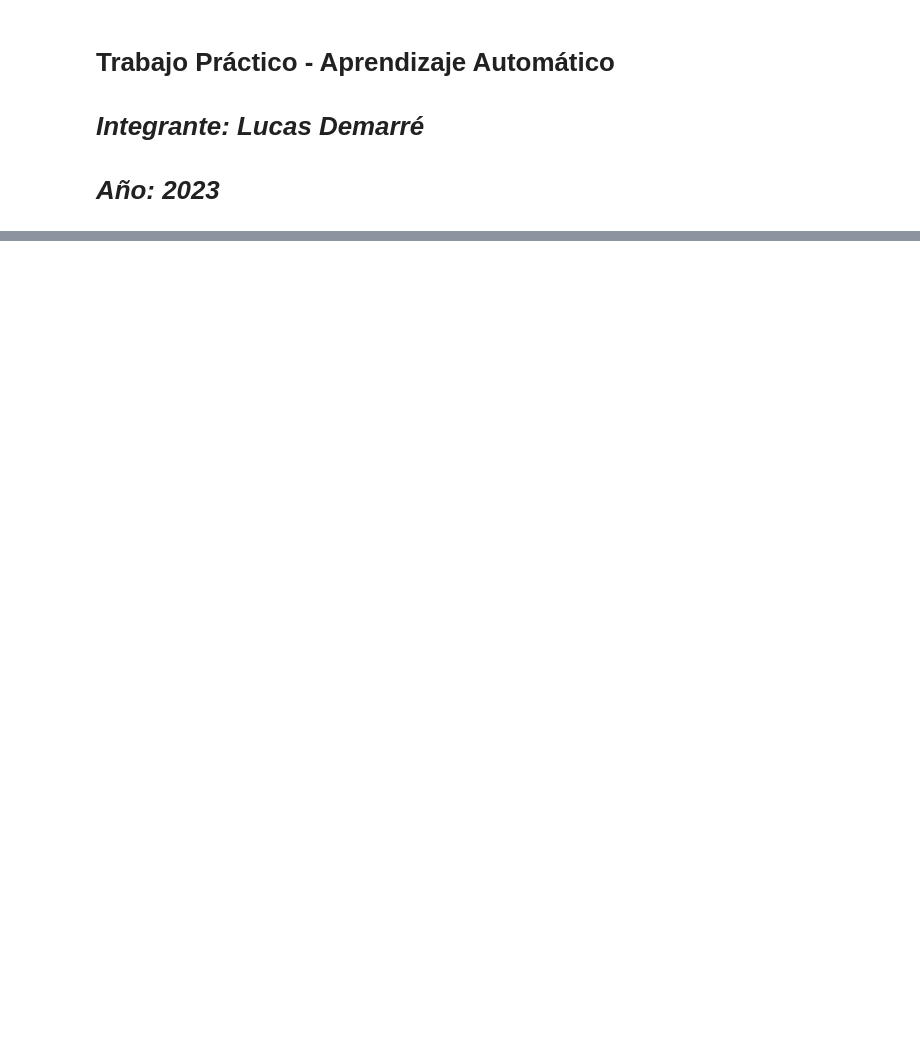
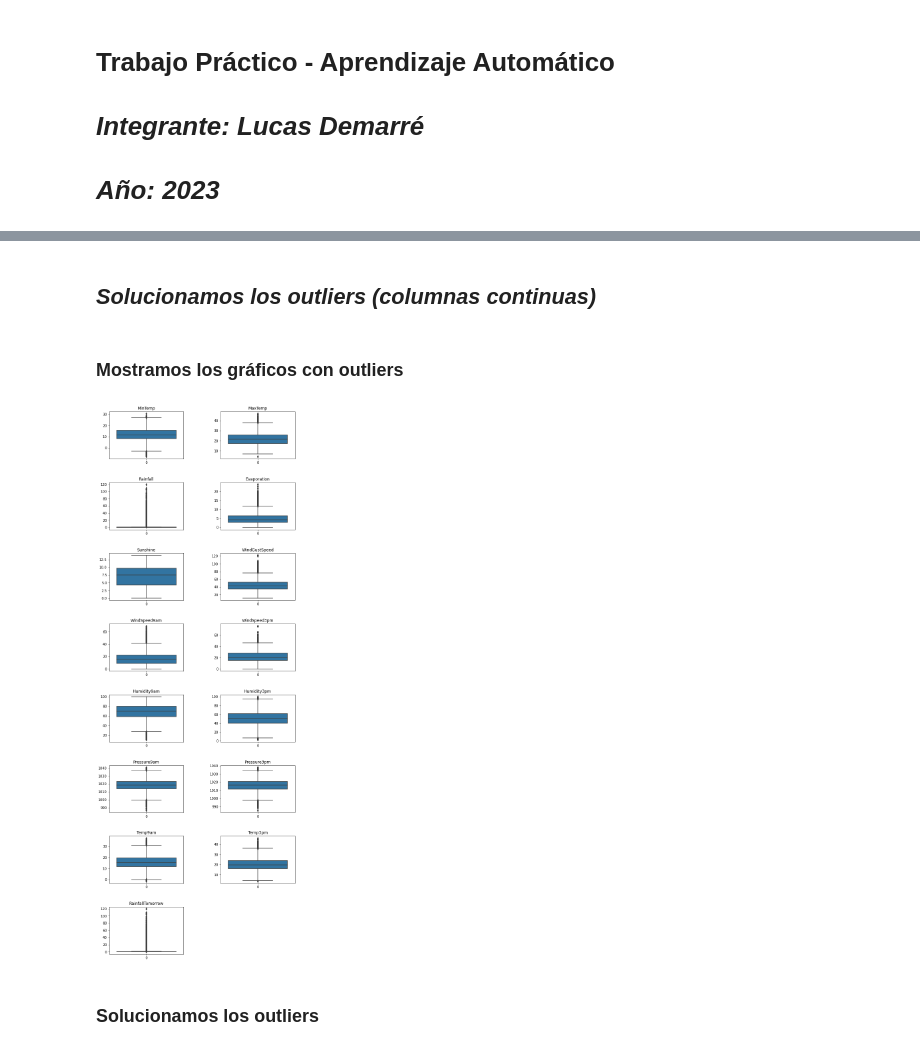
Before and after one commit to LDemarre/TP_Aprendizaje_Automatico, a Jupyter notebook: Trabajo_Práctico_Aprendizaje_Automático.ipynb, the cells around one changed output, grey strips where cells are left out. Saved outputs shown, nothing was run; the diff lists cells and outputs as text; code cells hidden in the pictures; blank space fills up the shorter version.

Commit message:
Entrega hasta ítem 5 y 6

```diff
--- a/Trabajo_Práctico_Aprendizaje_Automático.ipynb
+++ b/Trabajo_Práctico_Aprendizaje_Automático.ipynb
@@ -450,0 +209,7 @@ Error Absoluto Medio (MAE): 0.44633857245058484
+# %%
+# Cambiamos todos los valores faltantes numéricos por la mediana
+for features in continuous_feature:
+    if(data[features].isnull().sum() > 0): data[features] = data[features].fillna(data[features].median())
+
+# Mostramos de una forma numérica
+print(f'{data.isnull().sum()}\n')
@@ -450,0 +236,7 @@ Error Absoluto Medio (MAE): 0.44633857245058484
+# %%
+# Cambiamos todos los valores faltantes discretos por la moda
+for features in discrete_feature:
+    if data[features].isnull().sum() > 0: data[features] = data[features].fillna(data[features].mode()[0])
+
+# Mostramos de una forma numérica
+print(f'{data.isnull().sum()}\n')
@@ -450,0 +305,34 @@ Error Absoluto Medio (MAE): 0.44633857245058484
+# %% [markdown]
+## *Solucionamos los outliers (columnas continuas)*
+# %% [markdown]
+### **Mostramos los gráficos con outliers**
+# %%
+# Definimos el número de columnas en el grid
+num_cols = 2
+
+# Calculamos el número de filas y columnas necesarias
+num_rows = (len(continuous_feature) + num_cols - 1) // num_cols
+
+# Creamos un grid de subgráficos
+fig, axes = plt.subplots(num_rows, num_cols, figsize=(10, 30))
+
+# Iteramos sobre las columnas continuas y hacemos un gráfico de caja para cada una
+for i, feature in enumerate(continuous_feature):
+    row = i // num_cols
+    col = i % num_cols
+
+    sns.boxplot(data[feature], ax=axes[row, col])
+    axes[row, col].set_title(feature)
+
+# Como la cantidad de columnas continuas es impar, ocultamos el último eje vacío que queda por esto
+if len(continuous_feature) % 2 == 1: fig.delaxes(axes[-1, -1])
+
+# Ajustamos el diseño para evitar solapamientos y agregamos espacio entre los gráficos
+plt.subplots_adjust(hspace=0.5, wspace=0.5)
+
+# Mostramos los gráficos
+plt.show()
+# %% [output]
+[figure, added]
+# %% [markdown]
+### **Solucionamos los outliers**
```
Also changed, not shown: parts of 205 cells of this notebook.
